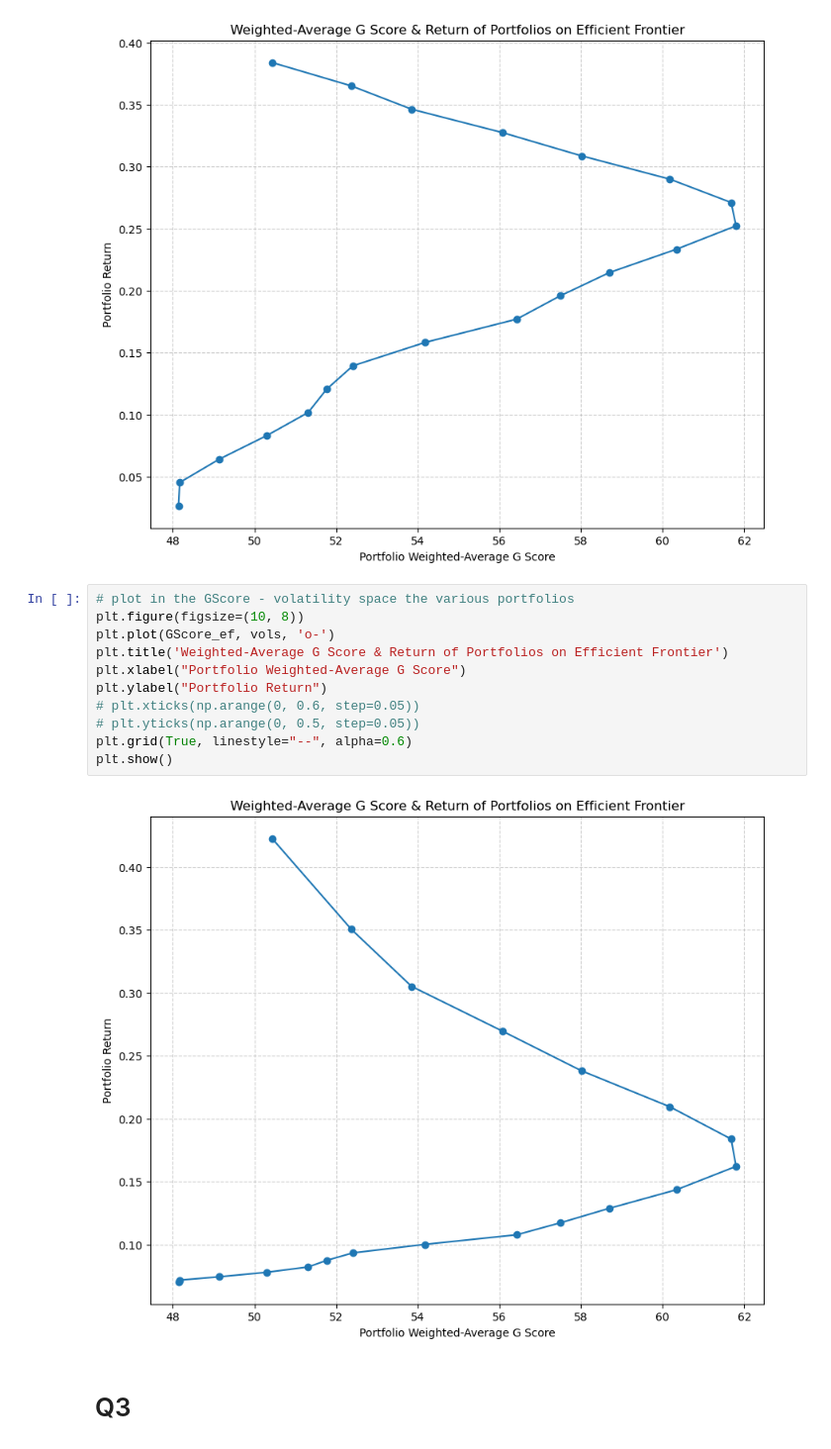
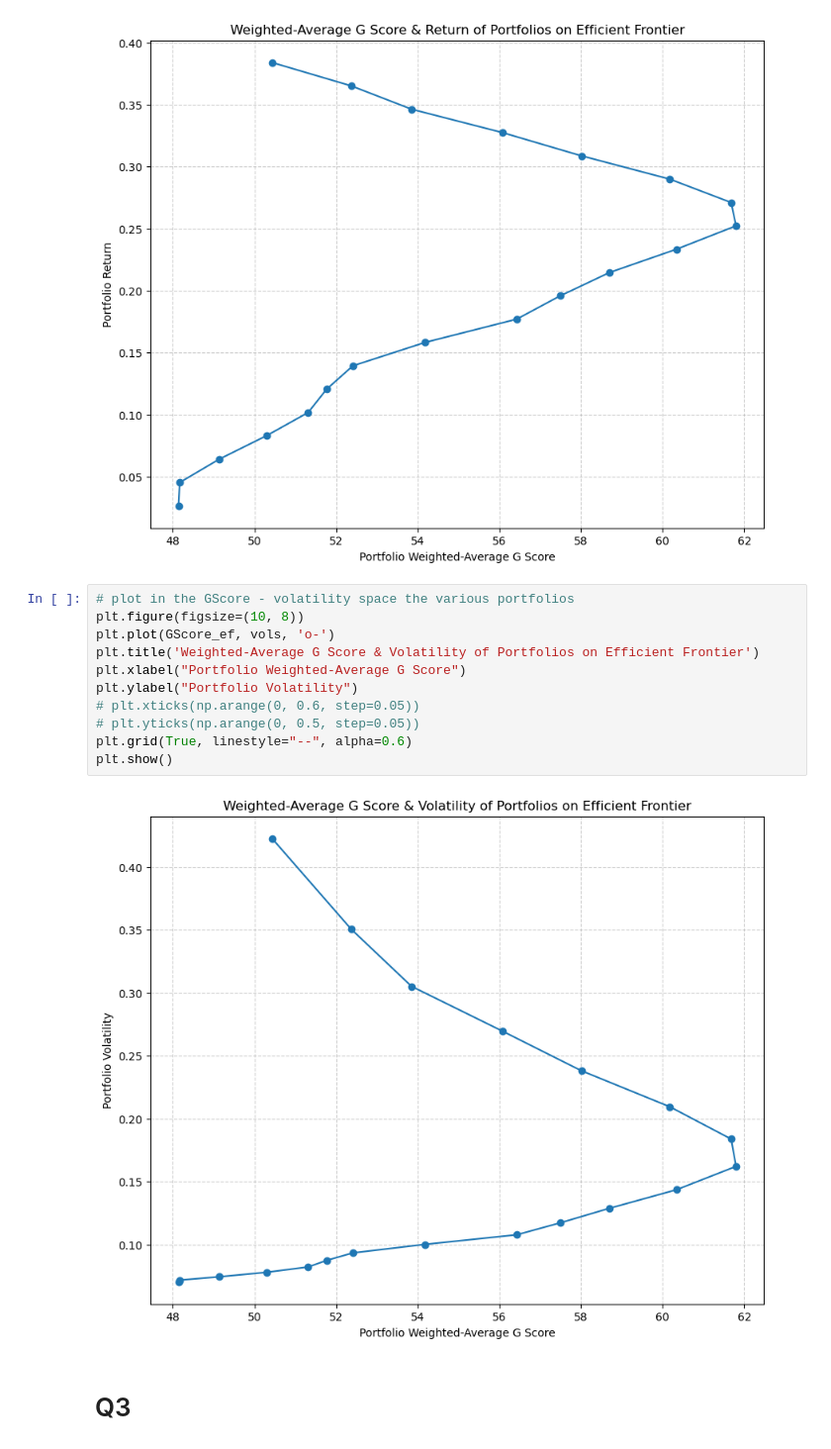
Before and after one commit to youli99/S-E-Finance, a Jupyter notebook: HW2.ipynb, the cells around one changed output. Shown at 99% size. Cells and saved outputs as stored; diff of their text form.

```diff
--- a/HW2.ipynb
+++ b/HW2.ipynb
@@ -1077,16 +1078,16 @@ plt.show()
 # %%
 # plot in the GScore - volatility space the various portfolios
 plt.figure(figsize=(10, 8))
 plt.plot(GScore_ef, vols, 'o-')
-plt.title('Weighted-Average G Score & Return of Portfolios on Efficient Frontier')
+plt.title('Weighted-Average G Score & Volatility of Portfolios on Efficient Frontier')
 plt.xlabel("Portfolio Weighted-Average G Score")
-plt.ylabel("Portfolio Return")
+plt.ylabel("Portfolio Volatility")
 # plt.xticks(np.arange(0, 0.6, step=0.05))
 # plt.yticks(np.arange(0, 0.5, step=0.05))
 plt.grid(True, linestyle="--", alpha=0.6)
 plt.show()
 # %% [output]
-[figure, old version]
+[figure, new version]
 # %% [markdown]
 # Q3
 # %% [markdown]
```
Also changed, not shown: parts of 29 cells of this notebook.
